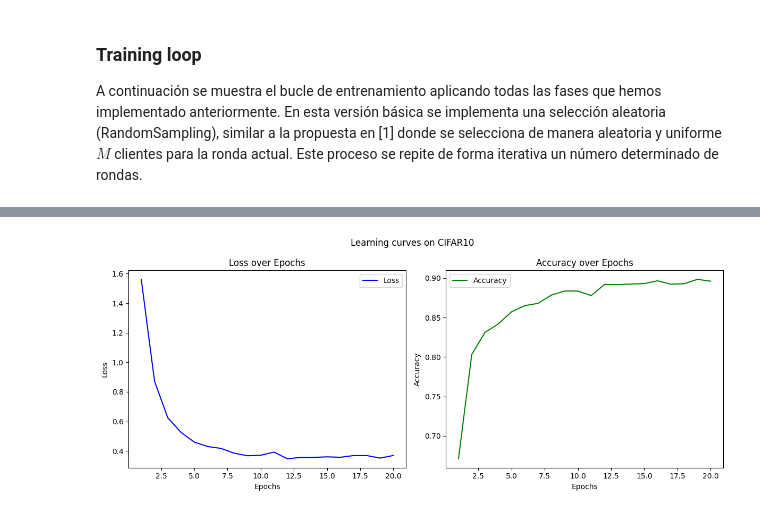
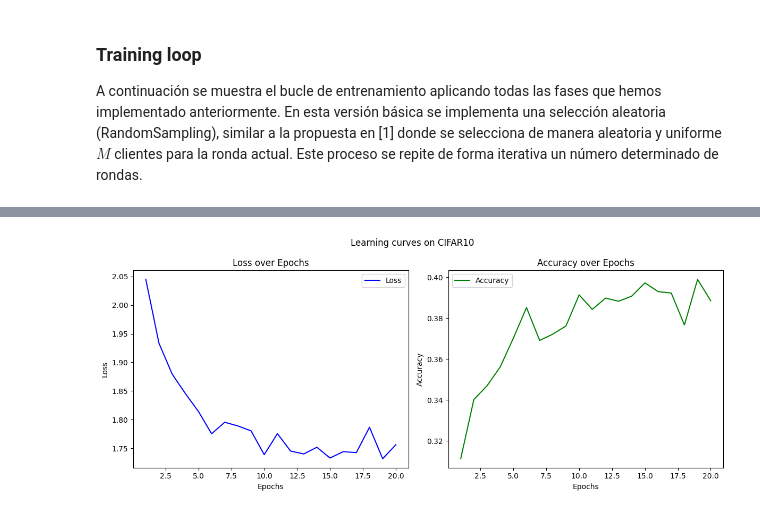
Before and after one commit to mayoras/flex-cs, a Jupyter notebook: notebooks/random.ipynb, the cells around one changed output, grey strips where cells are left out. Drawn from its saved outputs; the diff is of its cells as text; code cells hidden in the pictures.

```diff
--- a/notebooks/random.ipynb
+++ b/notebooks/random.ipynb
@@ -338,7 +377,7 @@ cifar_num_classes = 10
 def build_server_model_cnn():
     server_flex_model = FlexModel()
 
-    server_flex_model["model"] = CNN(cifar_in_channels, cifar_num_classes)
+    server_flex_model["model"] = CNN(in_channels=cifar_in_channels, output_dim=cifar_num_classes)
 
     # Required to store this for later stages of the FL training process
     server_flex_model["criterion"] = torch.nn.CrossEntropyLoss()
@@ -373,9 +412,10 @@ def train(client_flex_model: FlexModel, client_data: Dataset, **kwargs):
     # parse kwargs
     epochs = kwargs["epochs"] if "epochs" in kwargs else 5
     batch_size = kwargs["batch_size"] if "batch_size" in kwargs else 20
+    transforms = kwargs["transforms"] if "transforms" in kwargs else None
 
     # get client data as a torchvision object
-    train_dataset = client_data.to_torchvision_dataset(transform=mnist_transforms)
+    train_dataset = client_data.to_torchvision_dataset(transform=transforms)
     client_dataloader = DataLoader(train_dataset, batch_size=batch_size)
 
     # get model
@@ -478,10 +518,13 @@ def evaluate_global_model(server_flex_model: FlexModel, test_data: Dataset):
 
 A continuación se muestra el bucle de entrenamiento aplicando todas las fases que hemos implementado anteriormente. En esta versión básica se implementa una selección aleatoria (RandomSampling), similar a la propuesta en [1] donde se selecciona de manera aleatoria y uniforme $M$ clientes para la ronda actual. Este proceso se repite de forma iterativa un número determinado de rondas.
 # %%
-def train_n_rounds(pool: FlexPool, n_rounds: int, clients_per_round=20):
+def train_n_rounds(pool: FlexPool, n_rounds: int, clients_per_round=20, problem: str = "mnist"):
     """
-    Función de entrenamiento con aprendizaje federado para un número de rondas y un número de clientes seleccionados determinado.
+    FL training loop for a certain number of rounds and clients selected.
     """
+    # select transformations depending on problem to solve
+    transforms = mnist_transforms if problem == "mnist" else cifar_transforms
+
     losses = []
     accuracies = []
     for i in range(n_rounds):
@@ -492,7 +535,7 @@ def train_n_rounds(pool: FlexPool, n_rounds: int, clients_per_round=20):
         # Deploy the server model to the selected clients
         pool.servers.map(copy_server_model_to_clients, selected_clients)
         # Each selected client trains her model
-        selected_clients.map(train)
+        selected_clients.map(train, transforms=transforms)
         # The aggregador collects weights from the selected clients and aggregates them
         pool.aggregators.map(get_clients_weights, selected_clients)
         pool.aggregators.map(aggregate_with_fedavg)
@@ -504,12 +547,12 @@ def train_n_rounds(pool: FlexPool, n_rounds: int, clients_per_round=20):
         accuracies.append(acc)
         print(f"Server: Test acc: {acc:.4f}, test loss: {loss:.4f}")
 
-    return losses, accuracies
+    return losses, accuracie
 # %%
 pool_mnist = FlexPool.client_server_pool(flex_dataset_mnist, init_func=build_server_model_mlp)
-pool_cifar = FlexPool.client_server_pool(flex_dataset_mnist, init_func=build_server_model_mlp)
+pool_cifar = FlexPool.client_server_pool(flex_dataset_cifar, init_func=build_server_model_cnn)
 
-losses, accuracies = train_n_rounds(pool_mnist, n_rounds=20, clients_per_round=20)
+losses, accuracies = train_n_rounds(pool_mnist, n_rounds=20, clients_per_round=20, problem="mnist")
 plot_loss_accuracy(losses, accuracies, title="Learning curves on MNIST")
 # %% [output]
 Running round: 1 of 20
@@ -533,5 +576,5 @@ Server: Test acc: 0.8962, test loss: 0.3579
 # %%
-losses, accuracies = train_n_rounds(pool_cifar, n_rounds=20, clients_per_round=20)
+losses, accuracies = train_n_rounds(pool_cifar, n_rounds=20, clients_per_round=20, problem="cifar")
 plot_loss_accuracy(losses, accuracies, title="Learning curves on CIFAR10")
 # %% [output]
 Running round: 1 of 20
@@ -554 +597 @@ Server: Test acc: 0.8962, test loss: 0.3694
-[figure, old version]
+[figure, new version]
```
Also changed, not shown: parts of 5 cells of this notebook.
